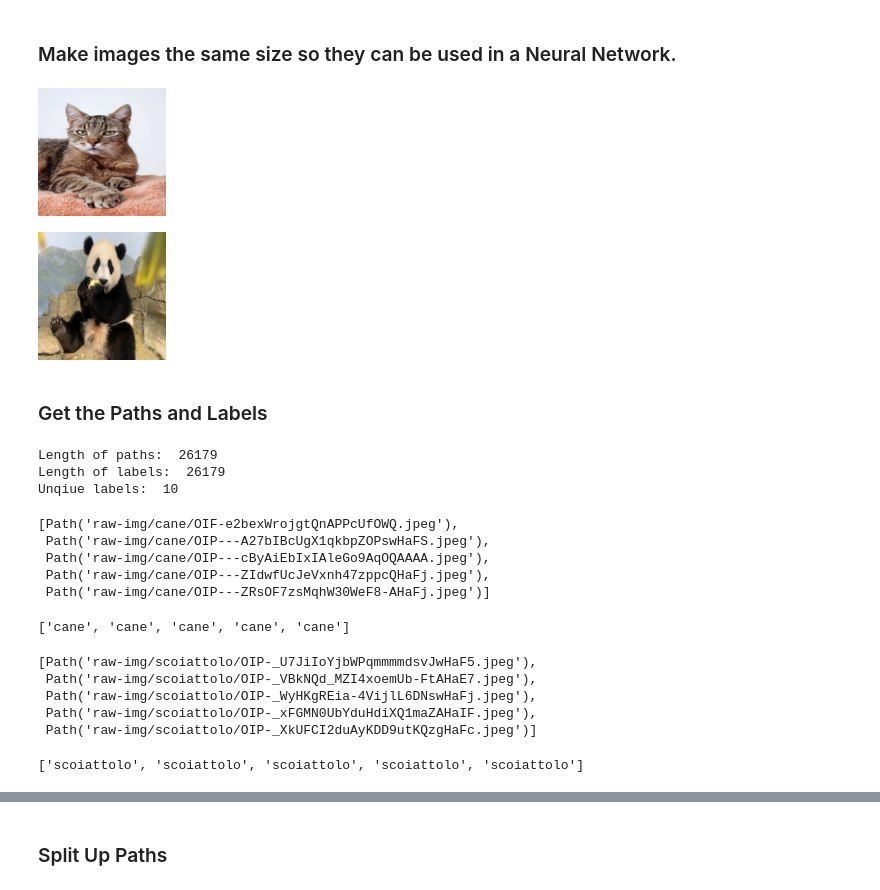
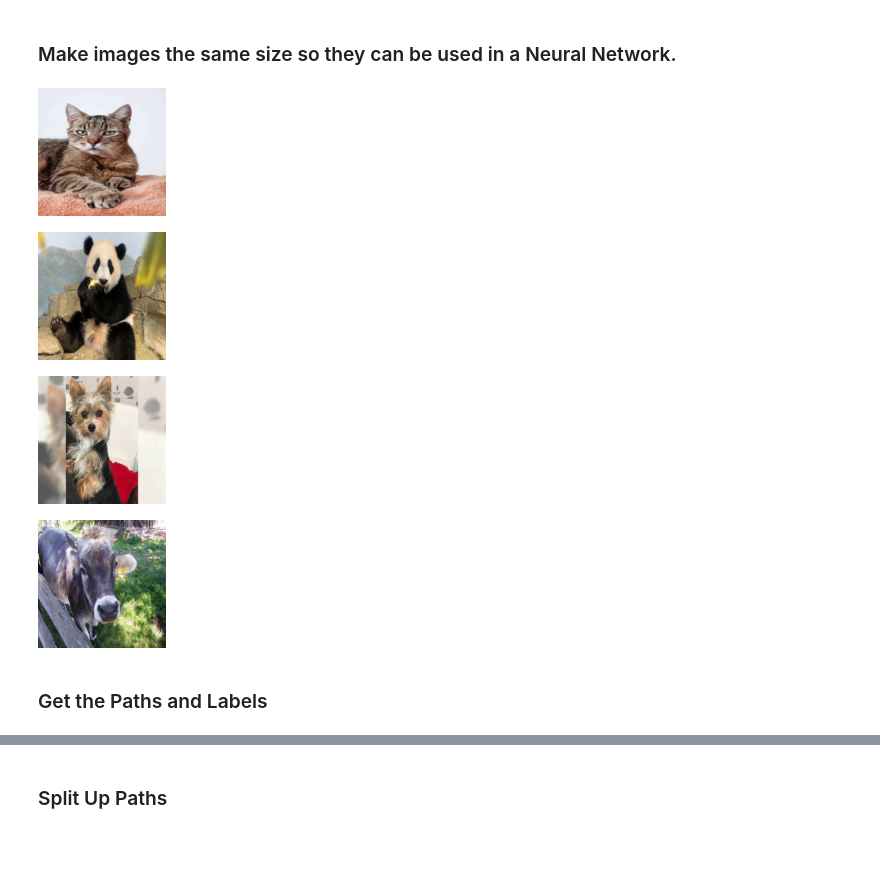
Before and after one commit to EthanPintoA/itcs-5156-project, a Jupyter notebook: main.ipynb, the cells around one changed output, grey strips where cells are left out. Cells and saved outputs as stored; diff of their text form; code cells hidden in the pictures; blank space fills up the shorter version.

```diff
--- a/main.ipynb
+++ b/main.ipynb
@@ -55,48 +61,12 @@ resize = Resize(128, method='squish')
 # %%
 display(resize(test_cat))
 display(resize(test_panda))
+display(resize(test_dog))
+display(resize(test_cow))
 # %% [output]
 [figure]
 [figure]
+[figure, added]
+[figure, added]
 # %% [markdown]
 ### Get the Paths and Labels
-# %%
-PATH_NAME = 'raw-img'
-
-paths = []
-labels = []
-unique_labels_len = 0
-
-for animal in Path(PATH_NAME).ls():
-    unique_labels_len += 1
-    for image in animal.ls():
-        paths.append(image)
-        labels.append(animal.name)
-
-print("Length of paths: ", len(paths))
-print("Length of labels: ", len(labels))
-print("Unqiue labels: ", unique_labels_len)
-
-display(paths[:5])
-display(labels[:5])
-display(paths[-5:])
-display(labels[-5:])
-
-paths = np.array(paths)
-labels = np.array(labels)
-# %% [output]
-Length of paths:  26179
-Length of labels:  26179
-Unqiue labels:  10
-[Path('raw-img/cane/OIF-e2bexWrojgtQnAPPcUfOWQ.jpeg'),
- Path('raw-img/cane/OIP---A27bIBcUgX1qkbpZOPswHaFS.jpeg'),
- Path('raw-img/cane/OIP---cByAiEbIxIAleGo9AqOQAAAA.jpeg'),
- Path('raw-img/cane/OIP---ZIdwfUcJeVxnh47zppcQHaFj.jpeg'),
- Path('raw-img/cane/OIP---ZRsOF7zsMqhW30WeF8-AHaFj.jpeg')]
-['cane', 'cane', 'cane', 'cane', 'cane']
-[Path('raw-img/scoiattolo/OIP-_U7JiIoYjbWPqmmmmdsvJwHaF5.jpeg'),
- Path('raw-img/scoiattolo/OIP-_VBkNQd_MZI4xoemUb-FtAHaE7.jpeg'),
- Path('raw-img/scoiattolo/OIP-_WyHKgREia-4VijlL6DNswHaFj.jpeg'),
- Path('raw-img/scoiattolo/OIP-_xFGMN0UbYduHdiXQ1maZAHaIF.jpeg'),
- Path('raw-img/scoiattolo/OIP-_XkUFCI2duAyKDD9utKQzgHaFc.jpeg')]
-['scoiattolo', 'scoiattolo', 'scoiattolo', 'scoiattolo', 'scoiattolo']
```
Also changed, not shown: parts of 54 cells of this notebook, 5 other files.
